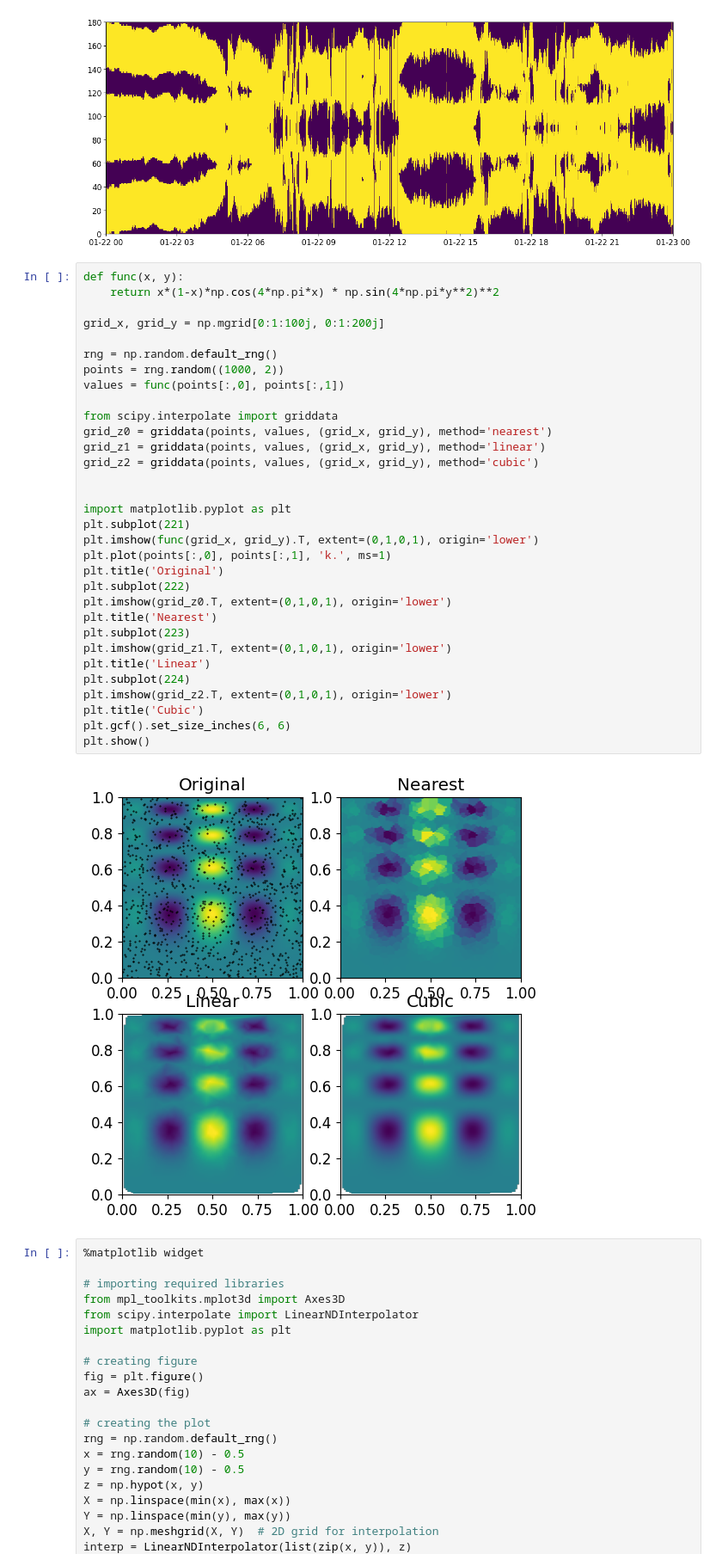
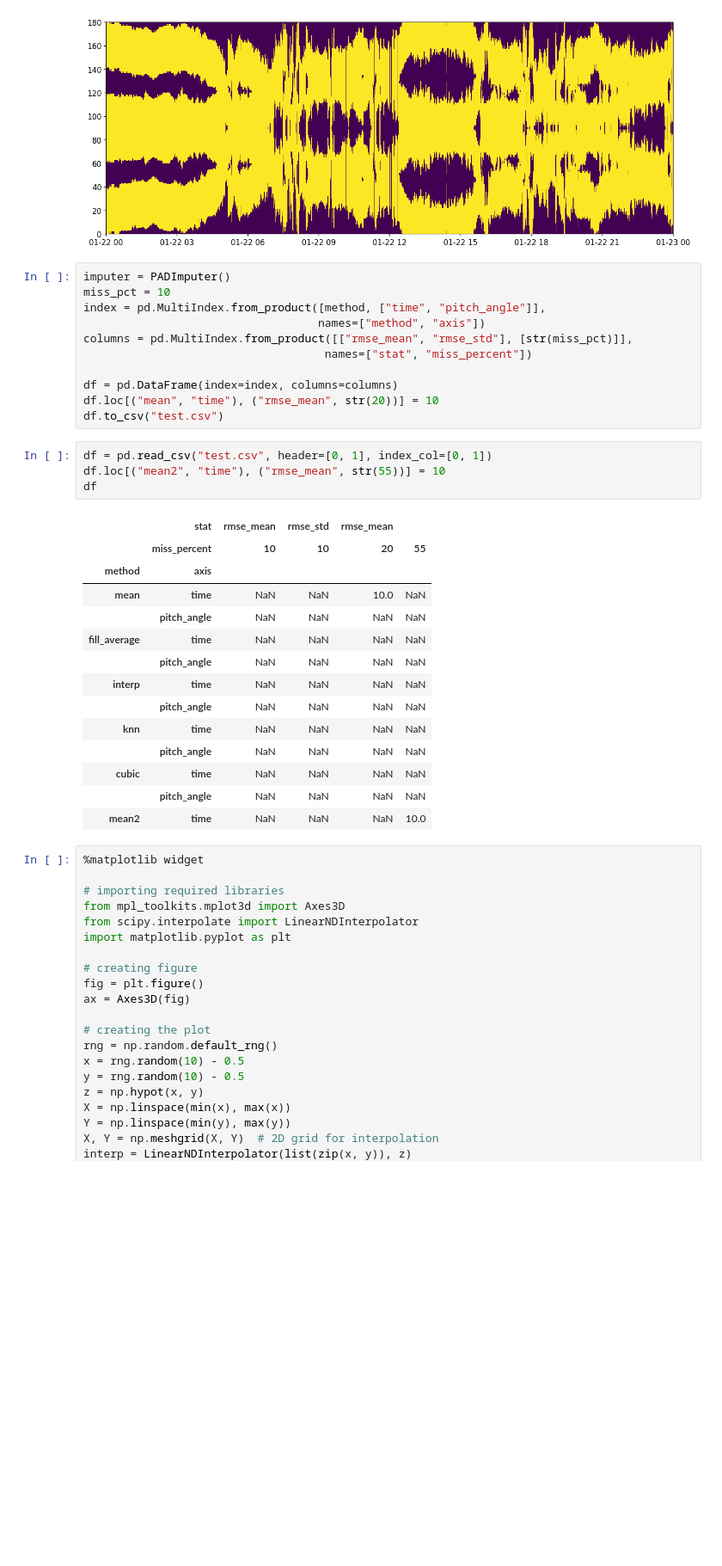
Before and after one commit to ojsant/gradu, a Jupyter notebook: pad_imputation.ipynb, the cells around one changed output. Shown at 86% size. Drawn from its saved outputs; the diff is of its cells as text; blank space fills up the shorter version.

```diff
--- a/pad_imputation.ipynb
+++ b/pad_imputation.ipynb
@@ -429,39 +400,35 @@ ax.pcolormesh(X, Y, wind_cov_bool)
 <matplotlib.collections.QuadMesh at 0x...>
 [figure]
 # %%
-def func(x, y):
-    return x*(1-x)*np.cos(4*np.pi*x) * np.sin(4*np.pi*y**2)**2
+imputer = PADImputer()
+miss_pct = 10
+index = pd.MultiIndex.from_product([method, ["time", "pitch_angle"]],
+                                   names=["method", "axis"])
+columns = pd.MultiIndex.from_product([["rmse_mean", "rmse_std"], [str(miss_pct)]],
+                                    names=["stat", "miss_percent"])
 
-grid_x, grid_y = np.mgrid[0:1:100j, 0:1:200j]
-
-rng = np.random.default_rng()
-points = rng.random((1000, 2))
-values = func(points[:,0], points[:,1])
-
-from scipy.interpolate import griddata
-grid_z0 = griddata(points, values, (grid_x, grid_y), method='nearest')
-grid_z1 = griddata(points, values, (grid_x, grid_y), method='linear')
-grid_z2 = griddata(points, values, (grid_x, grid_y), method='cubic')
-
-
-import matplotlib.pyplot as plt
-plt.subplot(221)
-plt.imshow(func(grid_x, grid_y).T, extent=(0,1,0,1), origin='lower')
-plt.plot(points[:,0], points[:,1], 'k.', ms=1)
-plt.title('Original')
-plt.subplot(222)
-plt.imshow(grid_z0.T, extent=(0,1,0,1), origin='lower')
-plt.title('Nearest')
-plt.subplot(223)
-plt.imshow(grid_z1.T, extent=(0,1,0,1), origin='lower')
-plt.title('Linear')
-plt.subplot(224)
-plt.imshow(grid_z2.T, extent=(0,1,0,1), origin='lower')
-plt.title('Cubic')
-plt.gcf().set_size_inches(6, 6)
-plt.show()
+df = pd.DataFrame(index=index, columns=columns)
+df.loc[("mean", "time"), ("rmse_mean", str(20))] = 10
+df.to_csv("test.csv")
-# %% [output]
-[figure, removed]
+# %%
+df = pd.read_csv("test.csv", header=[0, 1], index_col=[0, 1])
+df.loc[("mean2", "time"), ("rmse_mean", str(55))] = 10
+df
+# %% [output]
+|  | stat | rmse_mean | rmse_std | rmse_mean |  |
+|  | miss_percent | 10 | 10 | 20 | 55 |
+| method | axis |  |  |  |  |
+| mean | time | NaN | NaN | 10.0 | NaN |
+|  | pitch_angle | NaN | NaN | NaN | NaN |
+| fill_average | time | NaN | NaN | NaN | NaN |
+|  | pitch_angle | NaN | NaN | NaN | NaN |
+| interp | time | NaN | NaN | NaN | NaN |
+|  | pitch_angle | NaN | NaN | NaN | NaN |
+| knn | time | NaN | NaN | NaN | NaN |
+|  | pitch_angle | NaN | NaN | NaN | NaN |
+| cubic | time | NaN | NaN | NaN | NaN |
+|  | pitch_angle | NaN | NaN | NaN | NaN |
+| mean2 | time | NaN | NaN | NaN | 10.0 |
 # %%
 %matplotlib widget
 
```
Also changed, not shown: parts of 4 cells of this notebook, 3 other files.
